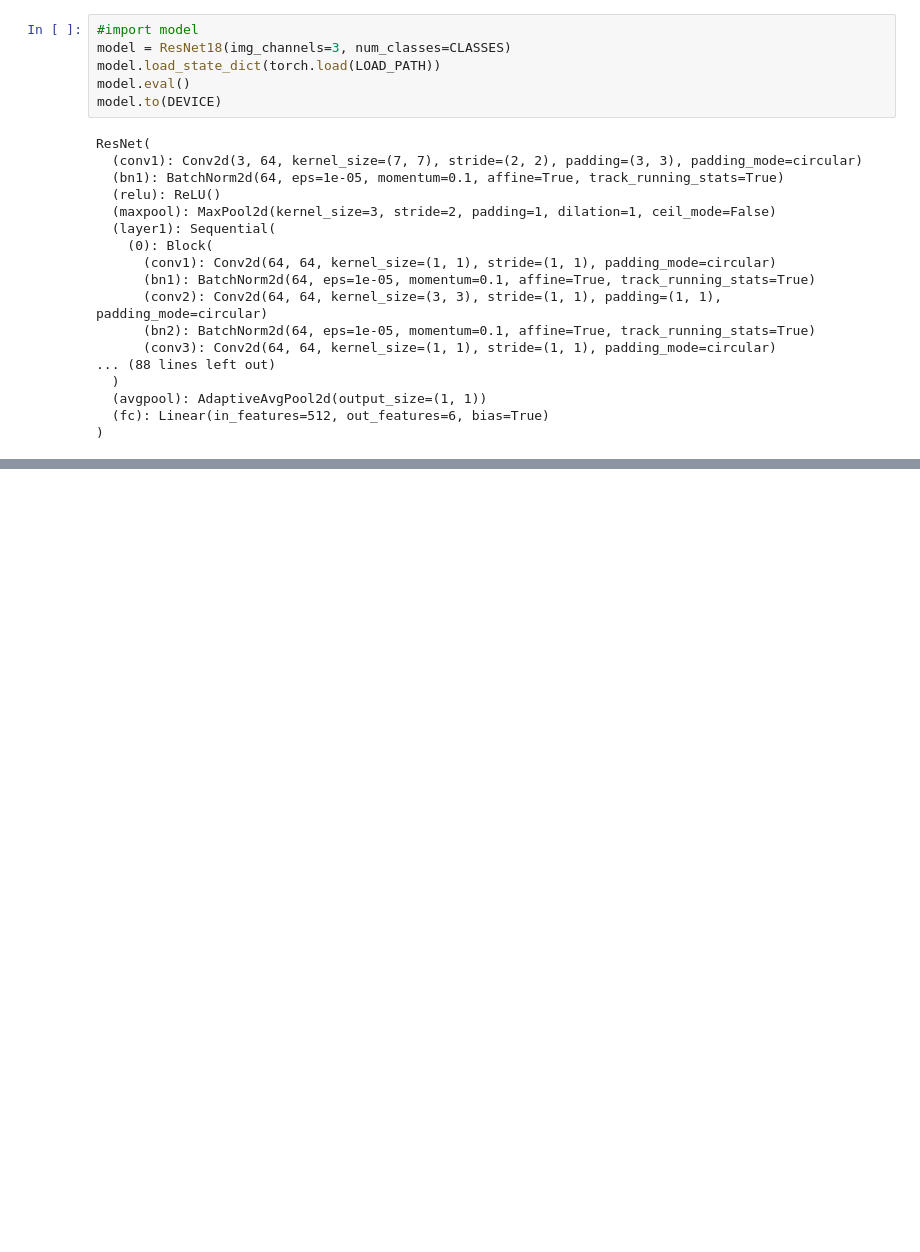
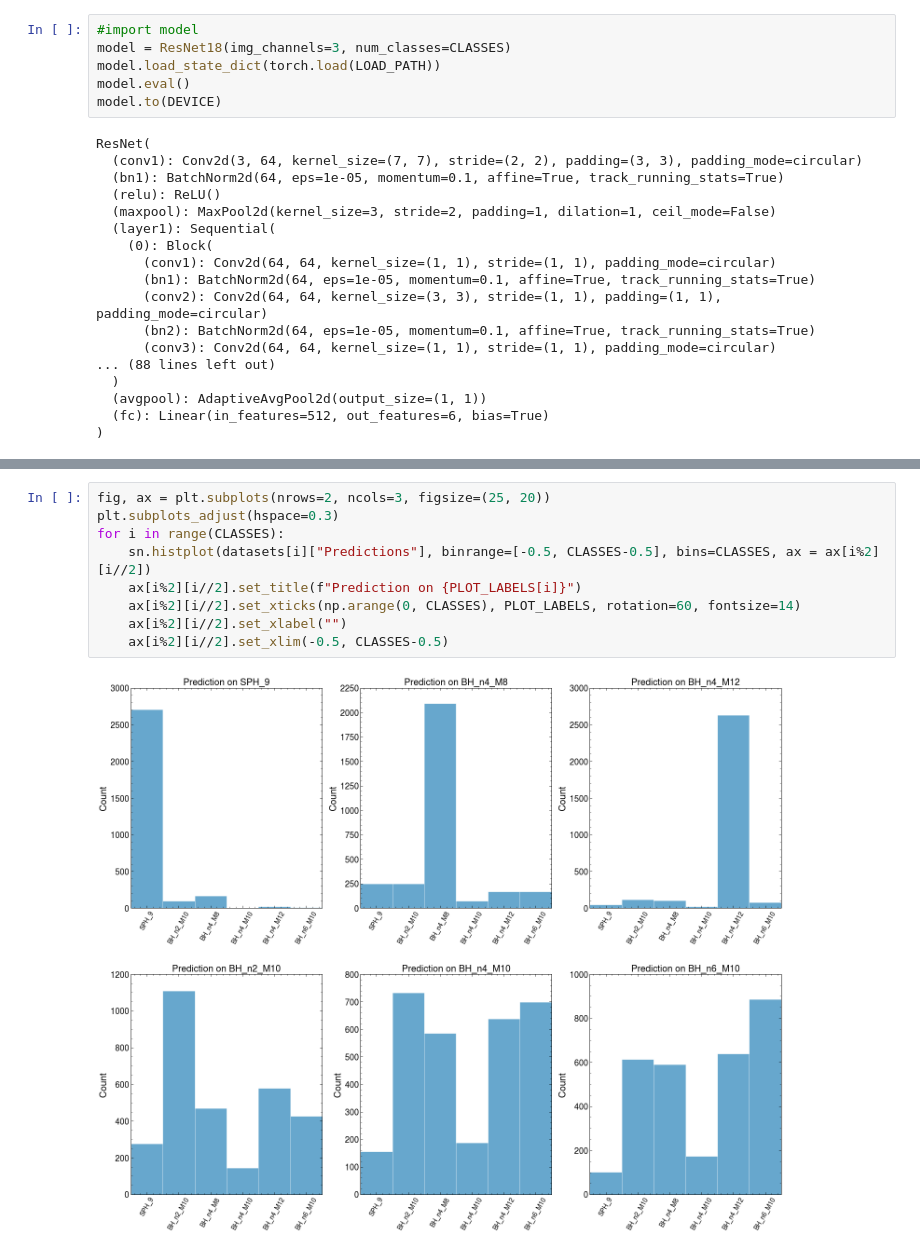
Before and after one commit to choisant/imcalML, a Jupyter notebook: notebooks/chi_squared_method.ipynb, the cells around one changed output, grey strips where cells are left out. Drawn from its saved outputs; the diff is of its cells as text; blank space fills up the shorter version.

```diff
--- a/notebooks/chi_squared_method.ipynb
+++ b/notebooks/chi_squared_method.ipynb
@@ -307,0 +209,11 @@ for axis in ax:
+# %%
+fig, ax = plt.subplots(nrows=2, ncols=3, figsize=(25, 20))
+plt.subplots_adjust(hspace=0.3)
+for i in range(CLASSES):
+    sn.histplot(datasets[i]["Predictions"], binrange=[-0.5, CLASSES-0.5], bins=CLASSES, ax = ax[i%2][i//2])
+    ax[i%2][i//2].set_title(f"Prediction on {PLOT_LABELS[i]}")
+    ax[i%2][i//2].set_xticks(np.arange(0, CLASSES), PLOT_LABELS, rotation=60, fontsize=14)
+    ax[i%2][i//2].set_xlabel("")
+    ax[i%2][i//2].set_xlim(-0.5, CLASSES-0.5)
+# %% [output]
+[figure, added]
```
Also changed, not shown: parts of 31 cells of this notebook, 19 other files.
